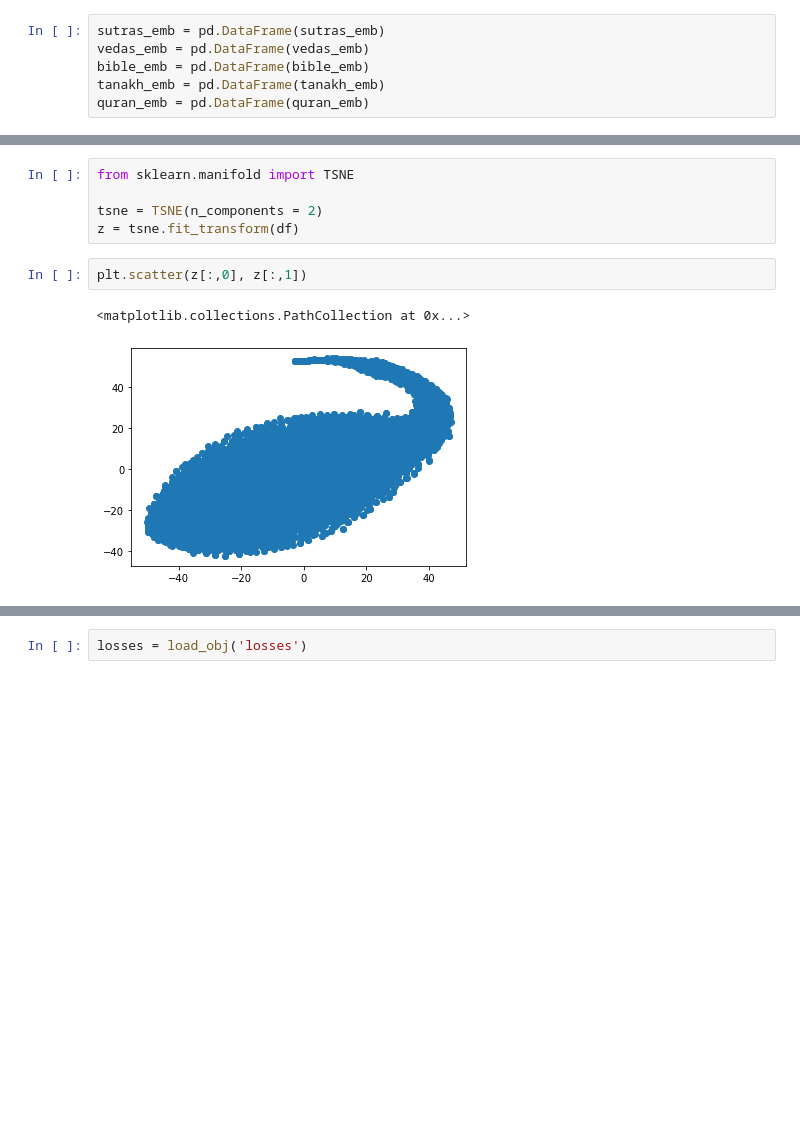
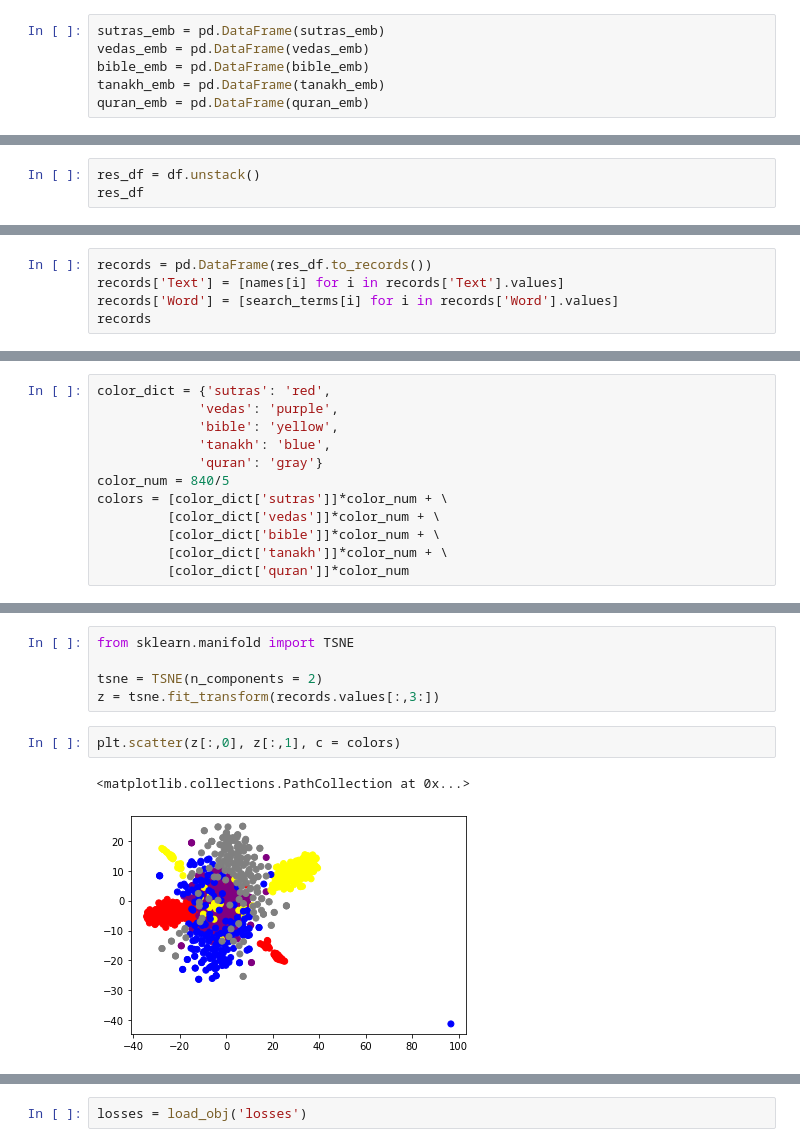
Before and after one commit to james-salafatinos/religious-word-embeddings, a Jupyter notebook: 2. Analysis.ipynb, the cells around one changed output, grey strips where cells are left out. Cells and saved outputs as stored; diff of their text form; blank space fills up the shorter version.

```diff
--- a/2. Analysis.ipynb
+++ b/2. Analysis.ipynb
@@ -90,0 +194,3 @@ similar_words
+# %%
+res_df = df.unstack()
+res_df
@@ -90,0 +212,5 @@ similar_words
+# %%
+records = pd.DataFrame(res_df.to_records())
+records['Text'] = [names[i] for i in records['Text'].values]
+records['Word'] = [search_terms[i] for i in records['Word'].values]
+records
@@ -90,0 +260,12 @@ similar_words
+# %%
+color_dict = {'sutras': 'red',
+             'vedas': 'purple',
+             'bible': 'yellow',
+             'tanakh': 'blue',
+             'quran': 'gray'}
+color_num = 840/5
+colors = [color_dict['sutras']]*color_num + \
+         [color_dict['vedas']]*color_num + \
+         [color_dict['bible']]*color_num + \
+         [color_dict['tanakh']]*color_num + \
+         [color_dict['quran']]*color_num
@@ -92,9 +326,9 @@ similar_words
 from sklearn.manifold import TSNE
 
 tsne = TSNE(n_components = 2)
-z = tsne.fit_transform(df)
+z = tsne.fit_transform(records.values[:,3:])
 # %%
-plt.scatter(z[:,0], z[:,1])
+plt.scatter(z[:,0], z[:,1], c = colors)
 # %% [output]
 <matplotlib.collections.PathCollection at 0x...>
-[figure, old version]
+[figure, new version]
```
Also changed, not shown: parts of 28 cells of this notebook, 8 other files.
